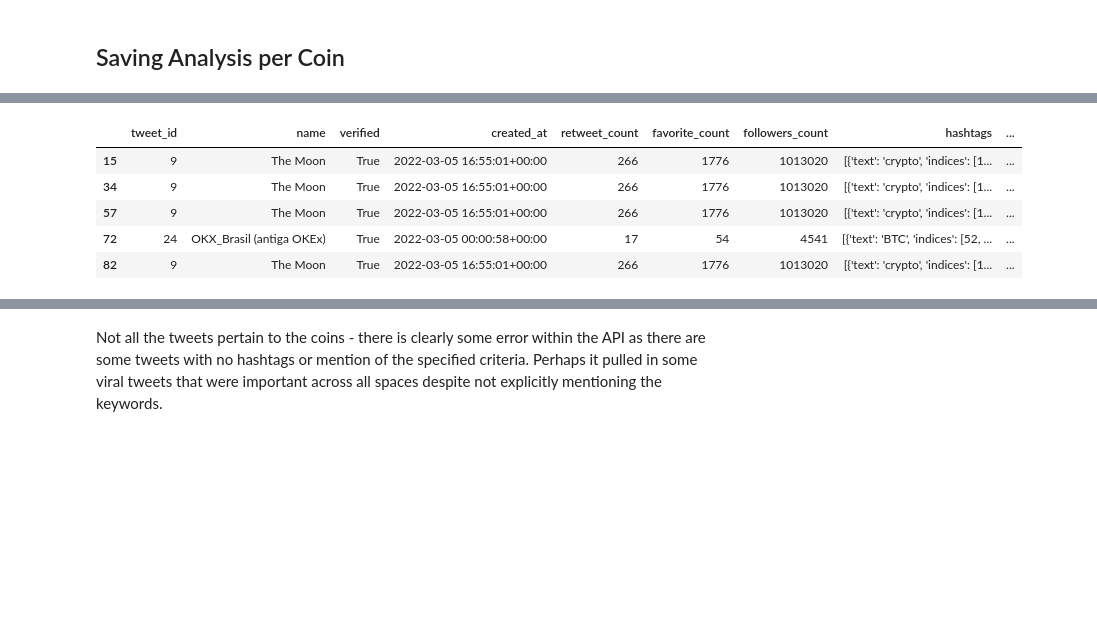
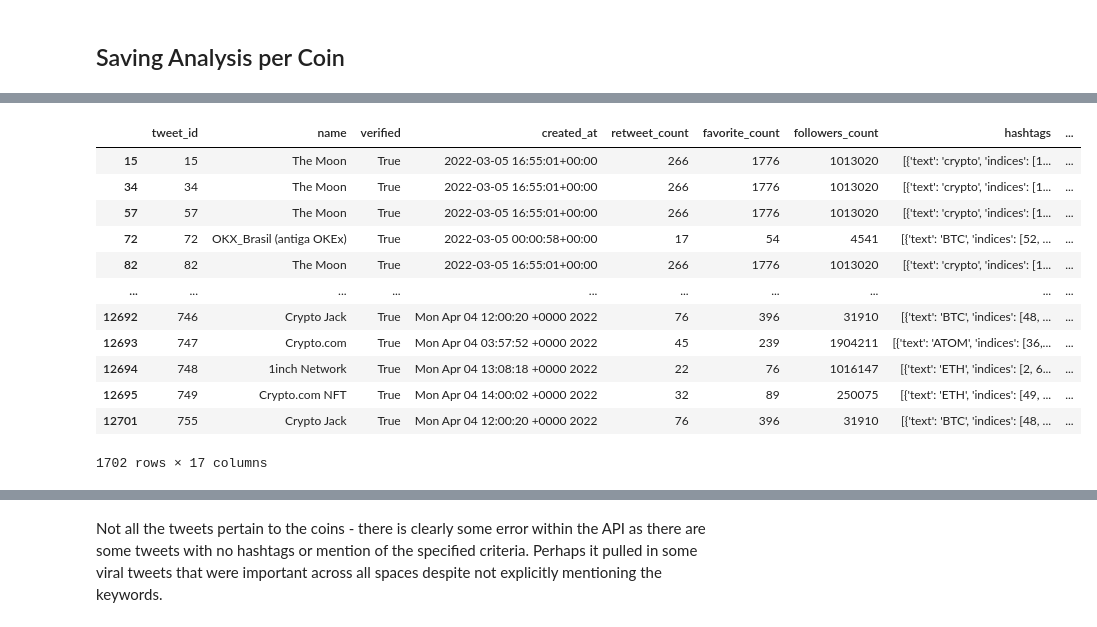
Before and after one commit to bryan-hoang/cmpe-351-group-1, a Jupyter notebook: src/sentiment_analysis.ipynb, the cells around one changed output, grey strips where cells are left out. Cells and saved outputs as stored; diff of their text form; code cells hidden in the pictures; blank space fills up the shorter version.

```diff
--- a/src/sentiment_analysis.ipynb
+++ b/src/sentiment_analysis.ipynb
@@ -141,9 +118,7 @@ memory usage: 283.7+ KB
 def textblob_polarity(text):
     return TextBlob(text).sentiment.polarity
 # %%
-text_data["textblob_sentiment"] = (
-    text_data["clean_text"].astype("str").apply(textblob_polarity)
-)
+text_data['textblob_sentiment'] = text_data['clean_text'].astype('str').apply(textblob_polarity)
 # %%
 def textblob_sentiment_summary(text):
     sentiment = "Neutral"
@@ -153,9 +128,7 @@ def textblob_sentiment_summary(text):
         sentiment = "Negative"
     return sentiment
 # %%
-text_data["textblob_summary"] = text_data["textblob_sentiment"].apply(
-    lambda x: textblob_sentiment_summary(x)
-)
+text_data['textblob_summary'] = text_data['textblob_sentiment'].apply(lambda x: textblob_sentiment_summary(x))
 # %%
 text_data.head()
 # %% [output]
@@ -174,16 +148,8 @@ sid = SentimentIntensityAnalyzer()
 # %%
-text_data["vader_sentiment_pos"] = (
-    text_data["clean_text"].astype("str")
-).apply(lambda x: sid.polarity_scores(x)["pos"])
-text_data["vader_sentiment_neg"] = (
-    text_data["clean_text"].astype("str")
-).apply(lambda x: sid.polarity_scores(x)["neg"])
-text_data["vader_sentiment_neu"] = (
-    text_data["clean_text"].astype("str")
-).apply(lambda x: sid.polarity_scores(x)["neu"])
-text_data["vader_sentiment_compound"] = (
-    text_data["clean_text"].astype("str")
-).apply(lambda x: sid.polarity_scores(x)["compound"])
+text_data['vader_sentiment_pos'] = (text_data['clean_text'].astype('str')).apply(lambda x: sid.polarity_scores(x)['pos'])
+text_data['vader_sentiment_neg'] = (text_data['clean_text'].astype('str')).apply(lambda x: sid.polarity_scores(x)['neg'])
+text_data['vader_sentiment_neu'] = (text_data['clean_text'].astype('str')).apply(lambda x: sid.polarity_scores(x)['neu'])
+text_data['vader_sentiment_compound'] = (text_data['clean_text'].astype('str')).apply(lambda x: sid.polarity_scores(x)['compound'])
 # %%
 def vader_sentiment_summary(text):
     sentiment = "Neutral"
@@ -193,9 +159,7 @@ def vader_sentiment_summary(text):
         sentiment = "Negative"
     return sentiment
 # %%
-text_data["vader_summary"] = text_data["vader_sentiment_compound"].apply(
-    lambda x: vader_sentiment_summary(x)
-)
+text_data['vader_summary'] = text_data['vader_sentiment_compound'].apply(lambda x: vader_sentiment_summary(x))
 # %%
 text_data.info()
 # %% [output]
@@ -242,11 +209,18 @@ bitcoin_sentiment.head()
 # %%
-ethereum_sentiment.to_csv(join(DATA_DIR, "ethereum_sentiment.csv"))
-ethereum_sentiment.head()
+ethereum_sentiment.to_csv("ethereum_sentiment.csv")
+ethereum_sentiment
 # %% [output]
 |  | tweet_id | name | verified | created_at | retweet_count | favorite_count | followers_count | hashtags | ... |
-| 15 | 9 | The Moon | True | 2022-03-05 16:55:01+00:00 | 266 | 1776 | 1013020 | [{'text': 'crypto', 'indices': [1... | ... |
-| 34 | 9 | The Moon | True | 2022-03-05 16:55:01+00:00 | 266 | 1776 | 1013020 | [{'text': 'crypto', 'indices': [1... | ... |
-| 57 | 9 | The Moon | True | 2022-03-05 16:55:01+00:00 | 266 | 1776 | 1013020 | [{'text': 'crypto', 'indices': [1... | ... |
-| 72 | 24 | OKX_Brasil (antiga OKEx) | True | 2022-03-05 00:00:58+00:00 | 17 | 54 | 4541 | [{'text': 'BTC', 'indices': [52, ... | ... |
-| 82 | 9 | The Moon | True | 2022-03-05 16:55:01+00:00 | 266 | 1776 | 1013020 | [{'text': 'crypto', 'indices': [1... | ... |
+| 15 | 15 | The Moon | True | 2022-03-05 16:55:01+00:00 | 266 | 1776 | 1013020 | [{'text': 'crypto', 'indices': [1... | ... |
+| 34 | 34 | The Moon | True | 2022-03-05 16:55:01+00:00 | 266 | 1776 | 1013020 | [{'text': 'crypto', 'indices': [1... | ... |
+| 57 | 57 | The Moon | True | 2022-03-05 16:55:01+00:00 | 266 | 1776 | 1013020 | [{'text': 'crypto', 'indices': [1... | ... |
+| 72 | 72 | OKX_Brasil (antiga OKEx) | True | 2022-03-05 00:00:58+00:00 | 17 | 54 | 4541 | [{'text': 'BTC', 'indices': [52, ... | ... |
+| 82 | 82 | The Moon | True | 2022-03-05 16:55:01+00:00 | 266 | 1776 | 1013020 | [{'text': 'crypto', 'indices': [1... | ... |
+| ... | ... | ... | ... | ... | ... | ... | ... | ... | ... |
+| 12692 | 746 | Crypto Jack | True | Mon Apr 04 12:00:20 +0000 2022 | 76 | 396 | 31910 | [{'text': 'BTC', 'indices': [48, ... | ... |
+| 12693 | 747 | Crypto.com | True | Mon Apr 04 03:57:52 +0000 2022 | 45 | 239 | 1904211 | [{'text': 'ATOM', 'indices': [36,... | ... |
+| 12694 | 748 | 1inch Network | True | Mon Apr 04 13:08:18 +0000 2022 | 22 | 76 | 1016147 | [{'text': 'ETH', 'indices': [2, 6... | ... |
+| 12695 | 749 | Crypto.com NFT | True | Mon Apr 04 14:00:02 +0000 2022 | 32 | 89 | 250075 | [{'text': 'ETH', 'indices': [49, ... | ... |
+| 12701 | 755 | Crypto Jack | True | Mon Apr 04 12:00:20 +0000 2022 | 76 | 396 | 31910 | [{'text': 'BTC', 'indices': [48, ... | ... |
+1702 rows × 17 columns
 # %%
```
Also changed, not shown: parts of 21 cells of this notebook, 2 other files.
